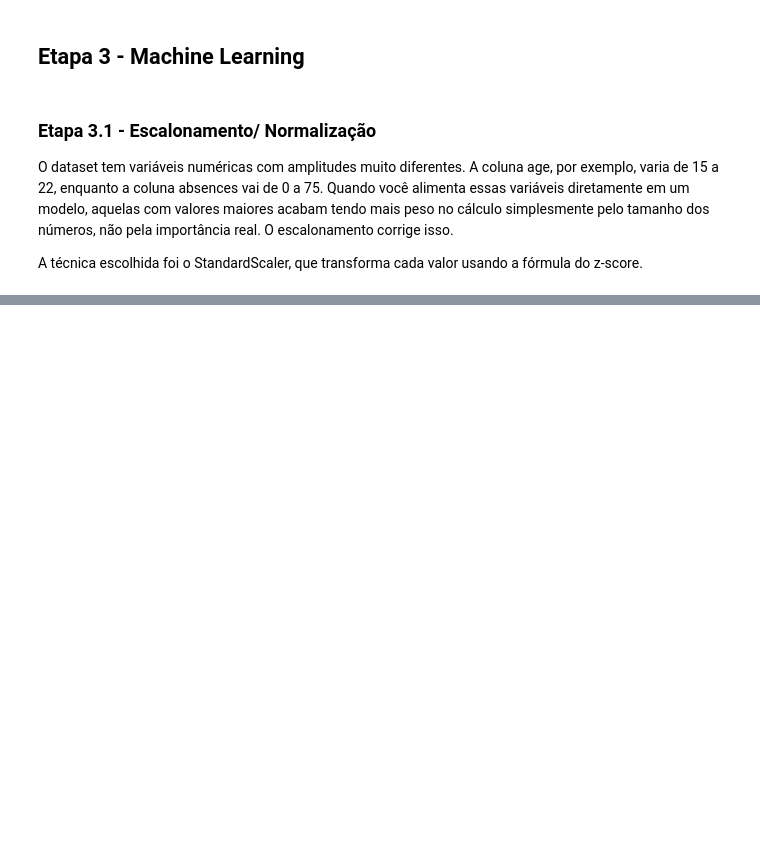
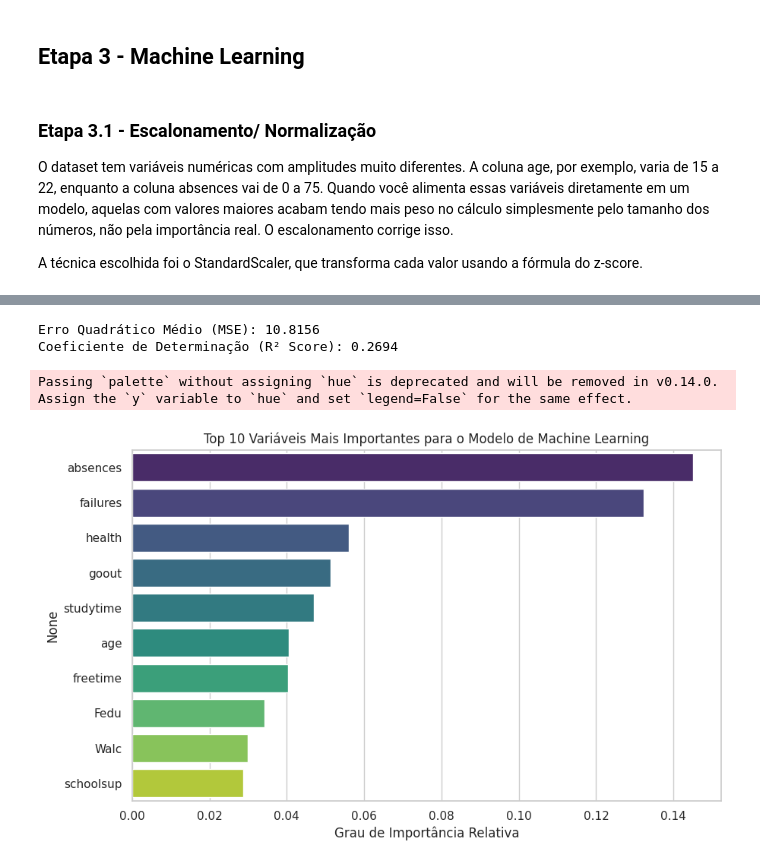
Before and after one commit to felipekenjidev/performance-estudantes, a Jupyter notebook: miniprojetods_performance_estudantes.ipynb, the cells around one changed output, grey strips where cells are left out. Drawn from its saved outputs; the diff is of its cells as text; code cells hidden in the pictures; blank space fills up the shorter version.

```diff
--- a/miniprojetods_performance_estudantes.ipynb
+++ b/miniprojetods_performance_estudantes.ipynb
@@ -1302,0 +1371,41 @@ print(df_scaled[['age', 'age_scaled', 'absences', 'absences_scaled']].head())
+# %%
+# Preparação dos Dados
+# Excluímos as notas individuais G1, G2 e G3 para evitar vazamento de dados, focando nas características do aluno
+X = df_encoded.drop(columns=['higher', 'Pstatus', 'school', 'G1', 'G2', 'G3', 'G_Media', 'média'], errors='ignore')
+y = df_encoded['G_Media']
+
+# Divisão de treino e teste (80% treino, 20% teste)
+X_train, X_test, y_train, y_test = train_test_split(X, y, test_size=0.2, random_state=42)
+
+# Normalização/Escalonamento das Variáveis Numéricas
+scaler = StandardScaler()
+X_train_scaled = scaler.fit_transform(X_train)
+X_test_scaled = scaler.transform(X_test)
+
+# 8.2 Treinamento do Modelo (Random Forest Regressor)
+modelo_rf = RandomForestRegressor(n_estimators=100, random_state=42)
+modelo_rf.fit(X_train_scaled, y_train)
+
+# Predições
+y_pred = modelo_rf.predict(X_test_scaled)
+
+# 8.3 Avaliação do Modelo
+mse = mean_squared_error(y_test, y_pred)
+r2 = r2_score(y_test, y_pred)
+
+print(f"Erro Quadrático Médio (MSE): {round(mse, 4)}")
+print(f"Coeficiente de Determinação (R² Score): {round(r2, 4)}")
+
+# 8.4 Importância das Variáveis no Aprendizado de Máquina
+importancia = pd.Series(modelo_rf.feature_importances_, index=X.columns).sort_values(ascending=False).head(10)
+
+plt.figure(figsize=(10, 6))
+sns.barplot(x=importancia.values, y=importancia.index, palette='viridis')
+plt.title('Top 10 Variáveis Mais Importantes para o Modelo de Machine Learning')
+plt.xlabel('Grau de Importância Relativa')
+plt.show()
+# %% [output]
+Erro Quadrático Médio (MSE): 10.8156
+Coeficiente de Determinação (R² Score): 0.2694
+Passing `palette` without assigning `hue` is deprecated and will be removed in v0.14.0. Assign the `y` variable to `hue` and set `legend=False` for the same effect.
+[figure, added]
```
Also changed, not shown: parts of 12 cells of this notebook.
